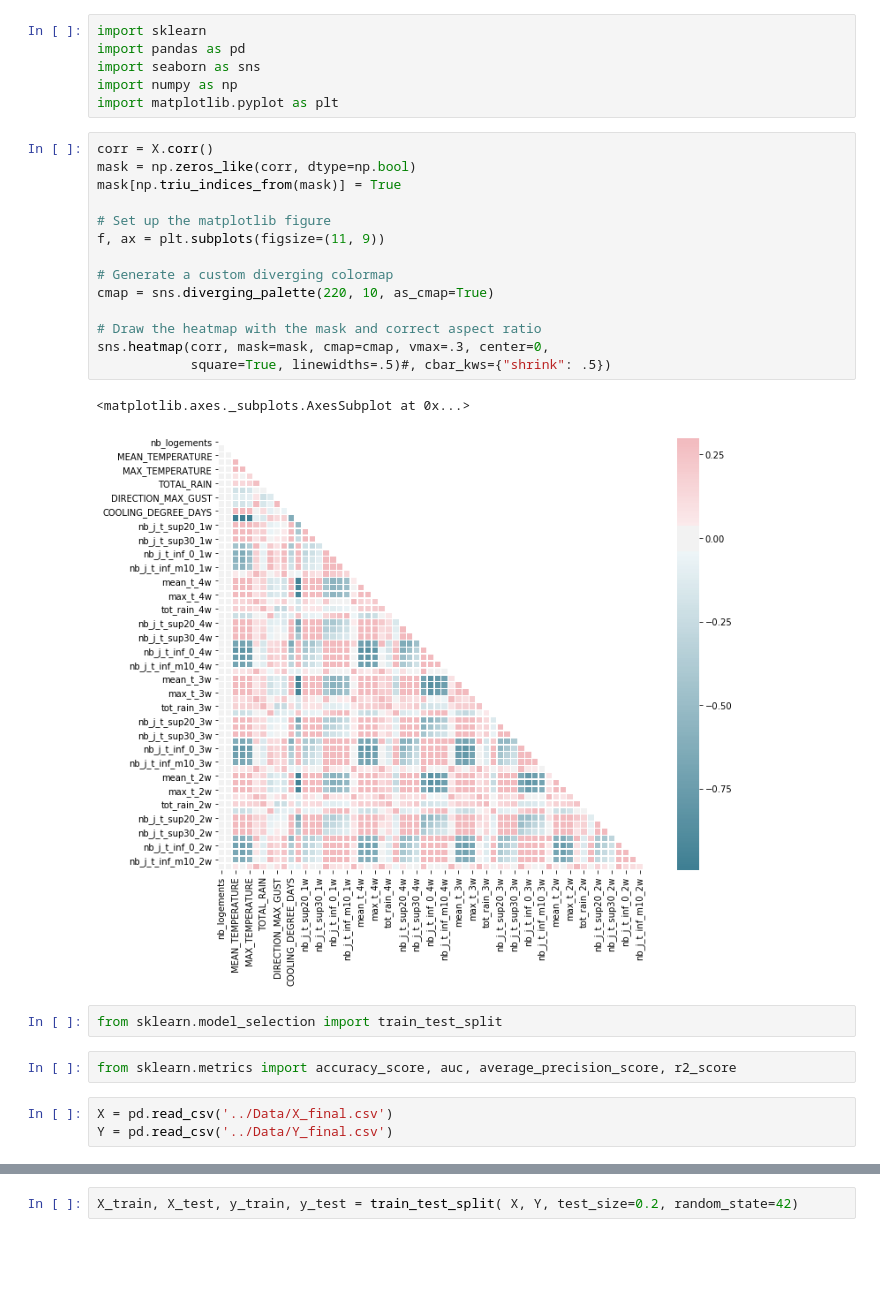
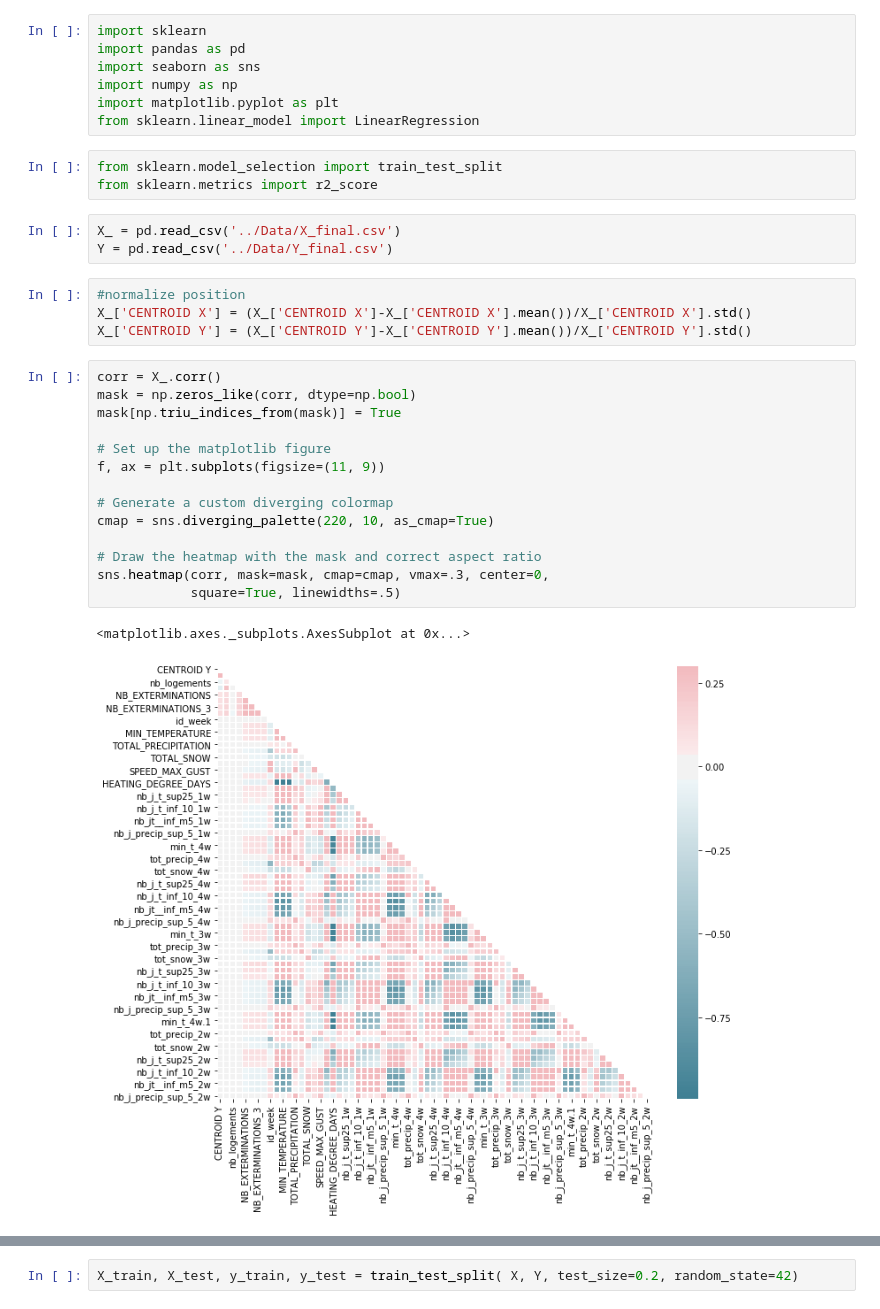
Before and after one commit to melisandeteng/BBAI, a Jupyter notebook: scikit.ipynb, the cells around one changed output, grey strips where cells are left out. Cells and saved outputs as stored; diff of their text form; blank space fills up the shorter version.

```diff
--- a/scikit.ipynb
+++ b/scikit.ipynb
@@ -4,28 +4,32 @@ import pandas as pd
 import seaborn as sns
 import numpy as np
 import matplotlib.pyplot as plt
+from sklearn.linear_model import LinearRegression
+# %%
+from sklearn.model_selection import train_test_split
+from sklearn.metrics import r2_score
+# %%
+X_ = pd.read_csv('../Data/X_final.csv')
+Y = pd.read_csv('../Data/Y_final.csv')
+# %%
+#normalize position
+X_['CENTROID X'] = (X_['CENTROID X']-X_['CENTROID X'].mean())/X_['CENTROID X'].std()
+X_['CENTROID Y'] = (X_['CENTROID Y']-X_['CENTROID Y'].mean())/X_['CENTROID Y'].std()
 # %%
-corr = X.corr()
+corr = X_.corr()
 mask = np.zeros_like(corr, dtype=np.bool)
 mask[np.triu_indices_from(mask)] = True
 
 # Set up the matplotlib figure
 f, ax = plt.subplots(figsize=(11, 9))
 
 # Generate a custom diverging colormap
 cmap = sns.diverging_palette(220, 10, as_cmap=True)
 
 # Draw the heatmap with the mask and correct aspect ratio
 sns.heatmap(corr, mask=mask, cmap=cmap, vmax=.3, center=0,
-            square=True, linewidths=.5)#, cbar_kws={"shrink": .5})
+            square=True, linewidths=.5)
 # %% [output]
 <matplotlib.axes._subplots.AxesSubplot at 0x...>
-[figure, old version]
+[figure, new version]
-# %%
-from sklearn.model_selection import train_test_split
-# %%
-from sklearn.metrics import accuracy_score, auc, average_precision_score, r2_score
-# %%
-X = pd.read_csv('../Data/X_final.csv')
-Y = pd.read_csv('../Data/Y_final.csv')
 # %%
```
Also changed, not shown: parts of 27 cells of this notebook.
